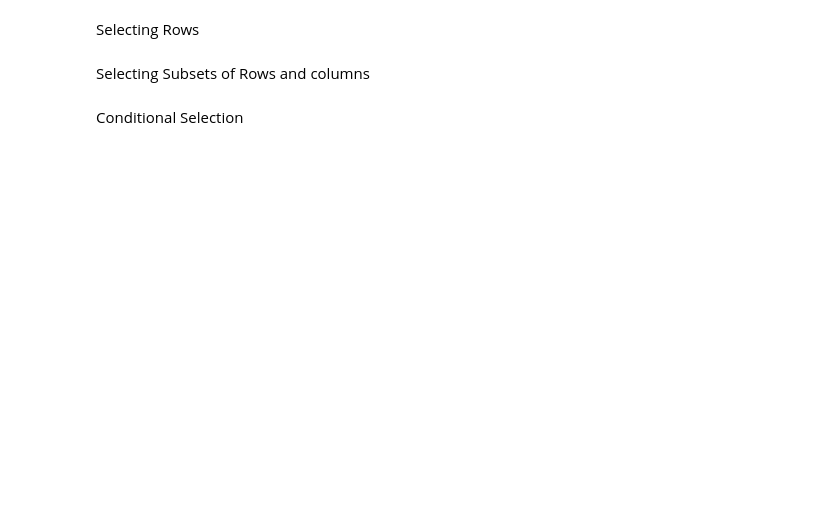
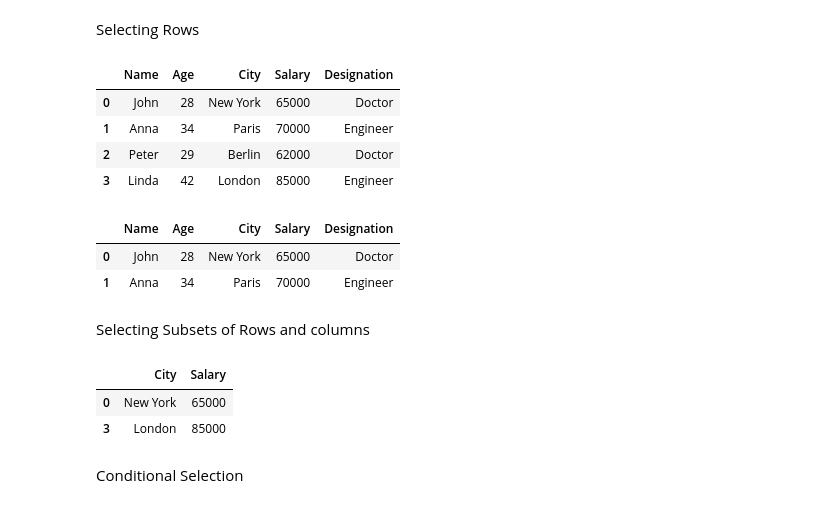
Before and after one commit to 45vikasgaur/Pandas, a Jupyter notebook: DataFrames.ipynb, the cells around one changed output. Cells and saved outputs as stored; diff of their text form; code cells hidden in the pictures; blank space fills up the shorter version.

```diff
--- a/DataFrames.ipynb
+++ b/DataFrames.ipynb
@@ -95,6 +95,26 @@ df2
 # %% [markdown]
 Selecting Rows
+# %%
+df2
+# %% [output]
+|  | Name | Age | City | Salary | Designation |
+| 0 | John | 28 | New York | 65000 | Doctor |
+| 1 | Anna | 34 | Paris | 70000 | Engineer |
+| 2 | Peter | 29 | Berlin | 62000 | Doctor |
+| 3 | Linda | 42 | London | 85000 | Engineer |
+# %%
+df2.loc[[0,1]]
+# %% [output]
+|  | Name | Age | City | Salary | Designation |
+| 0 | John | 28 | New York | 65000 | Doctor |
+| 1 | Anna | 34 | Paris | 70000 | Engineer |
 # %% [markdown]
 Selecting Subsets of Rows and columns
+# %%
+df2.loc[[0,3]][["City", "Salary"]]
+# %% [output]
+|  | City | Salary |
+| 0 | New York | 65000 |
+| 3 | London | 85000 |
 # %% [markdown]
 Conditional Selection
```
Also changed, not shown: parts of 15 cells of this notebook, 1 other file.
